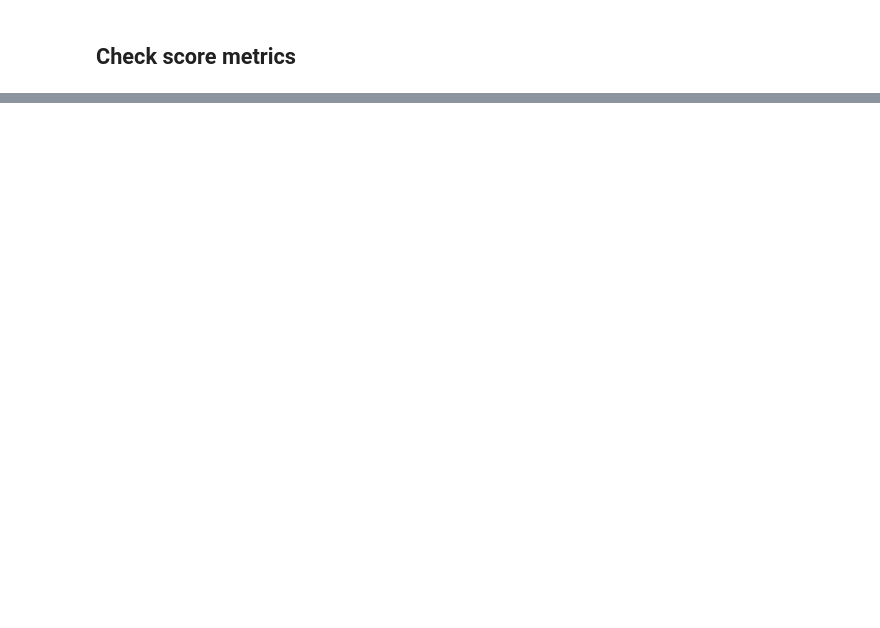
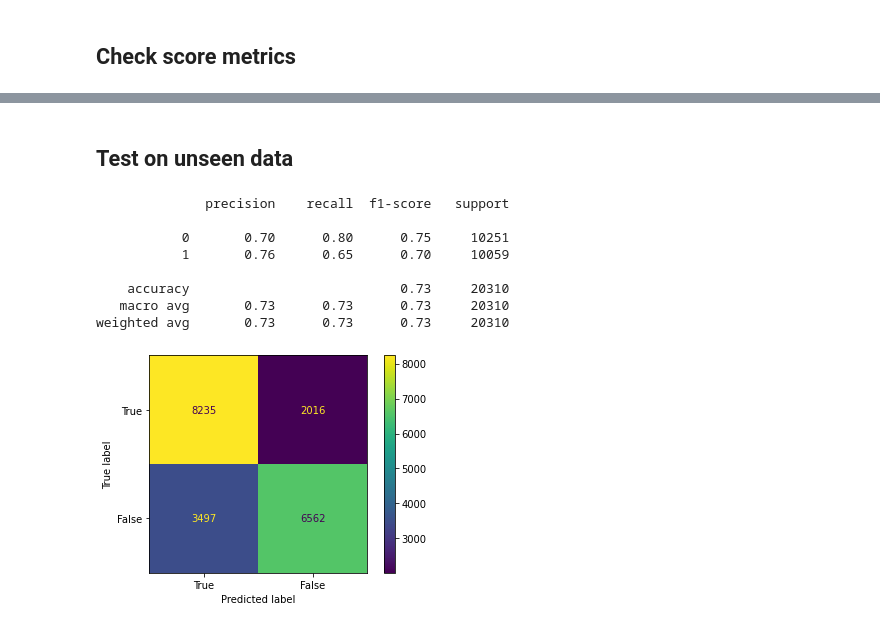
Before and after one commit to felix-tjernberg/machine-learning, a Jupyter notebook: lab/2-4-model-select-functions-creation.ipynb, the cells around one changed output, grey strips where cells are left out. Saved outputs shown, nothing was run; the diff lists cells and outputs as text; code cells hidden in the pictures; blank space fills up the shorter version.

```diff
--- a/lab/2-4-model-select-functions-creation.ipynb
+++ b/lab/2-4-model-select-functions-creation.ipynb
@@ -111,0 +124,14 @@ weighted avg       0.73      0.73      0.72     22374
+# %% [markdown]
+## Test on unseen data
+# %%
+show_evaluation_metrics(logistic_regression_model, X_test_unseen, y_test_unseen)
+# %% [output]
+              precision    recall  f1-score   support
+
+           0       0.70      0.80      0.75     10251
+           1       0.76      0.65      0.70     10059
+
+    accuracy                           0.73     20310
+   macro avg       0.73      0.73      0.73     20310
+weighted avg       0.73      0.73      0.73     20310
+[figure, added]
```
Also changed, not shown: parts of 20 cells of this notebook, 1 other file.
